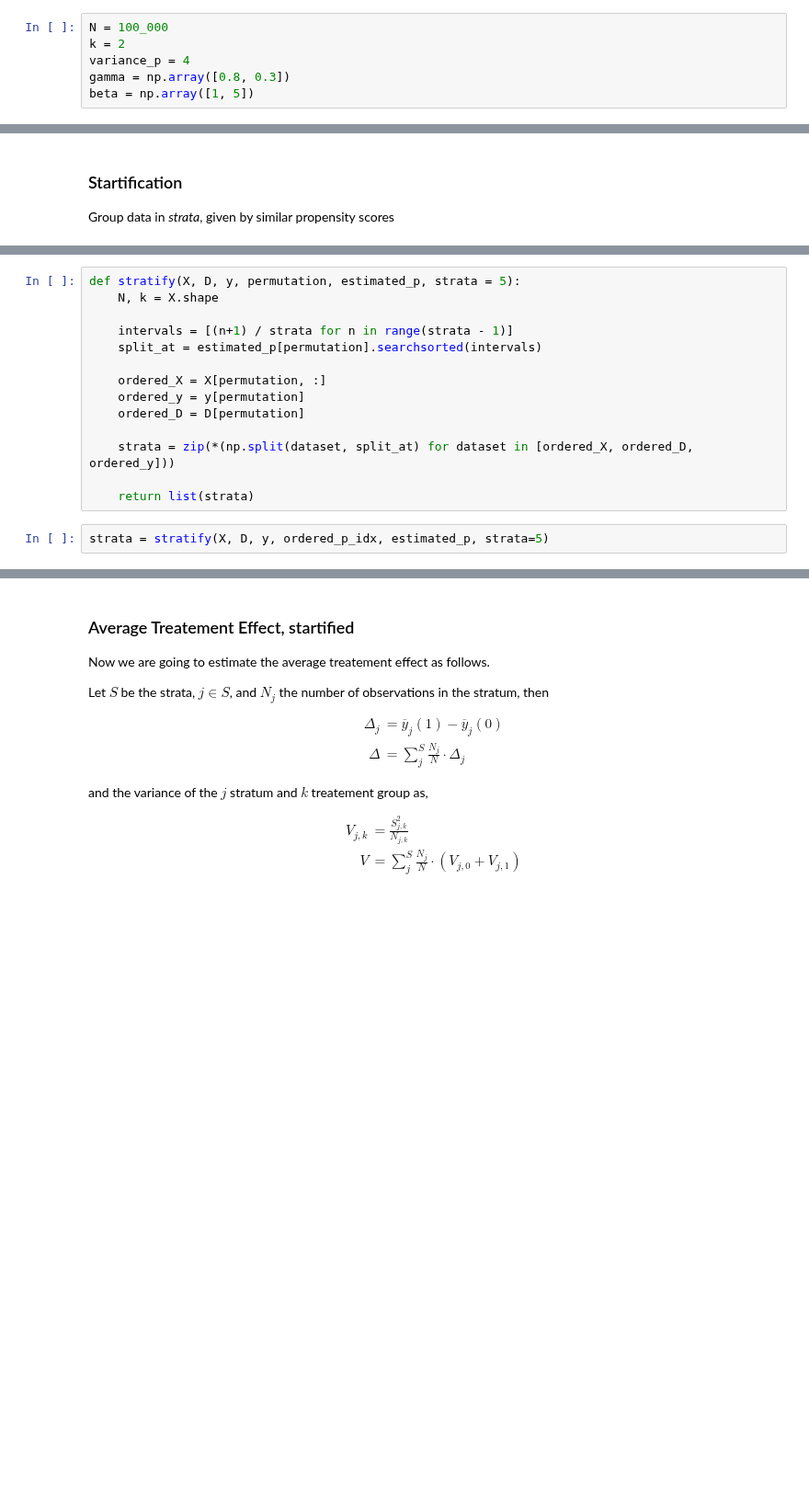
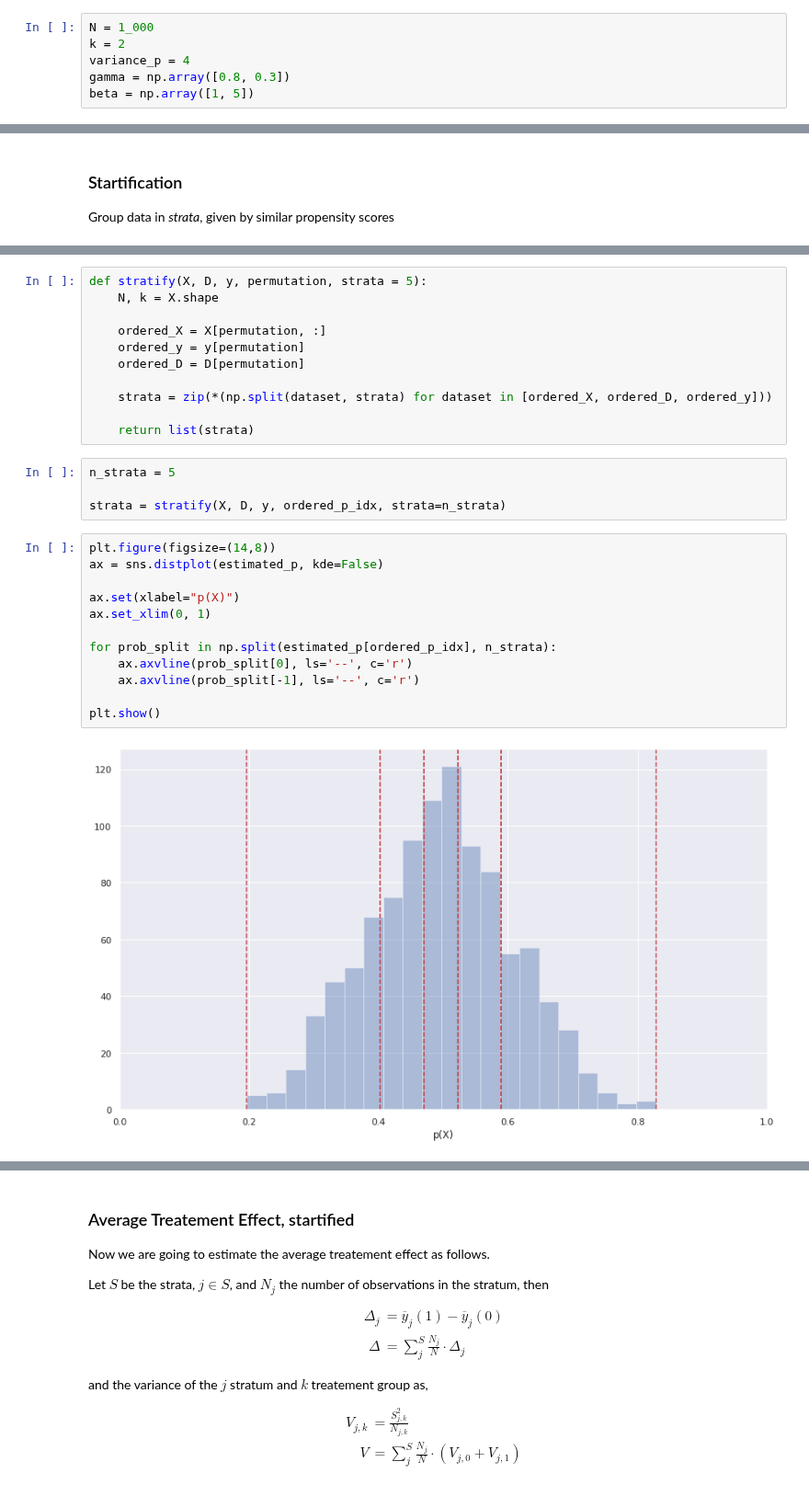
Before and after one commit to NoFishLikeIan/tinbergen, a Jupyter notebook: homework/adv_econ_notebooks/Propensity score uncertainty.ipynb, the cells around one changed output, grey strips where cells are left out. Shown at 92% size. Drawn from its saved outputs; the diff is of its cells as text; blank space fills up the shorter version.

```diff
--- a/homework/adv_econ_notebooks/Propensity score uncertainty.ipynb
+++ b/homework/adv_econ_notebooks/Propensity score uncertainty.ipynb
@@ -40,7 +40,7 @@ where
 logistic(X) = (1 + exp(-X))^{-1}
 \end{align}
 # %%
-N = 100_000
+N = 1_000
 k = 2
 variance_p = 4
 gamma = np.array([0.8, 0.3])
@@ -123,19 +117,32 @@ Group data in *strata*, given by similar propensity scores
 # %%
-def stratify(X, D, y, permutation, estimated_p, strata = 5):
+def stratify(X, D, y, permutation, strata = 5):
     N, k = X.shape
-
-    intervals = [(n+1) / strata for n in range(strata - 1)]
-    split_at = estimated_p[permutation].searchsorted(intervals)
 
     ordered_X = X[permutation, :]
     ordered_y = y[permutation]
     ordered_D = D[permutation]
 
-    strata = zip(*(np.split(dataset, split_at) for dataset in [ordered_X, ordered_D, ordered_y]))
+    strata = zip(*(np.split(dataset, strata) for dataset in [ordered_X, ordered_D, ordered_y]))
 
     return list(strata)
 # %%
-strata = stratify(X, D, y, ordered_p_idx, estimated_p, strata=5)
+n_strata = 5
+
+strata = stratify(X, D, y, ordered_p_idx, strata=n_strata)
+# %%
+plt.figure(figsize=(14,8))
+ax = sns.distplot(estimated_p, kde=False)
+
+ax.set(xlabel="p(X)")
+ax.set_xlim(0, 1)
+
+for prob_split in np.split(estimated_p[ordered_p_idx], n_strata):
+    ax.axvline(prob_split[0], ls='--', c='r')
+    ax.axvline(prob_split[-1], ls='--', c='r')
+
+plt.show()
+# %% [output]
+[figure, added]
 # %%
 samples = (len(stratum[1]) for stratum in strata)
 
```
Also changed, not shown: parts of 14 cells of this notebook.
